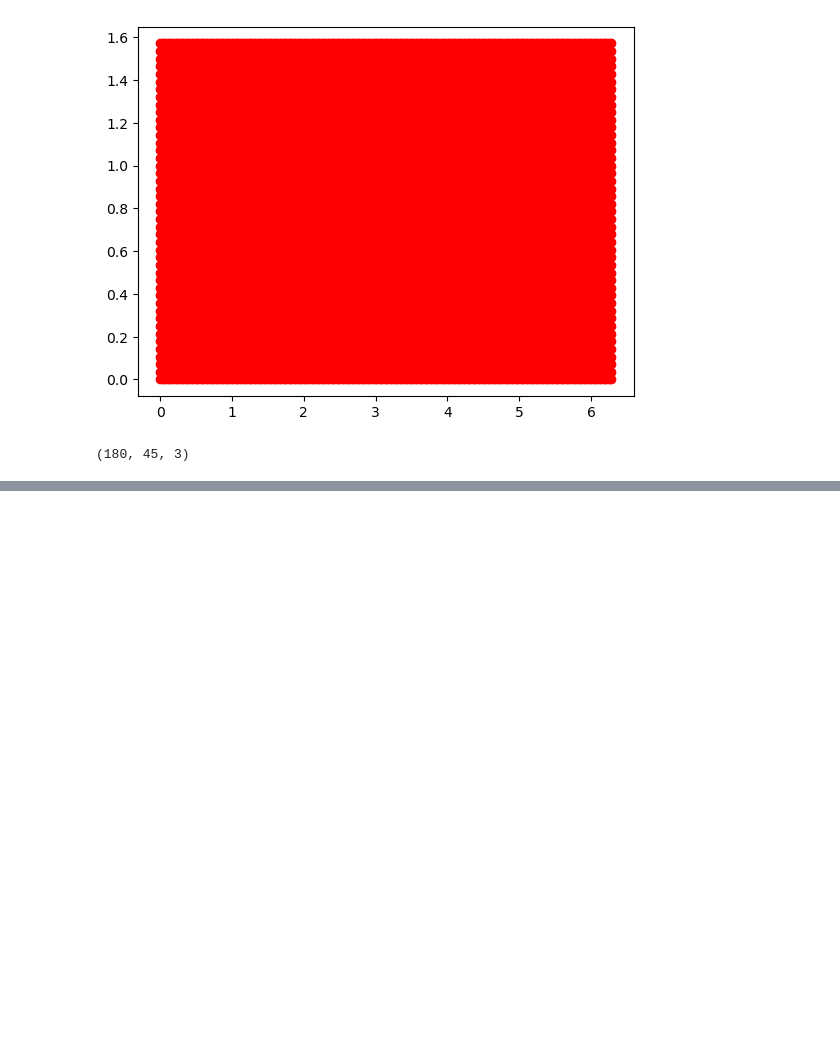
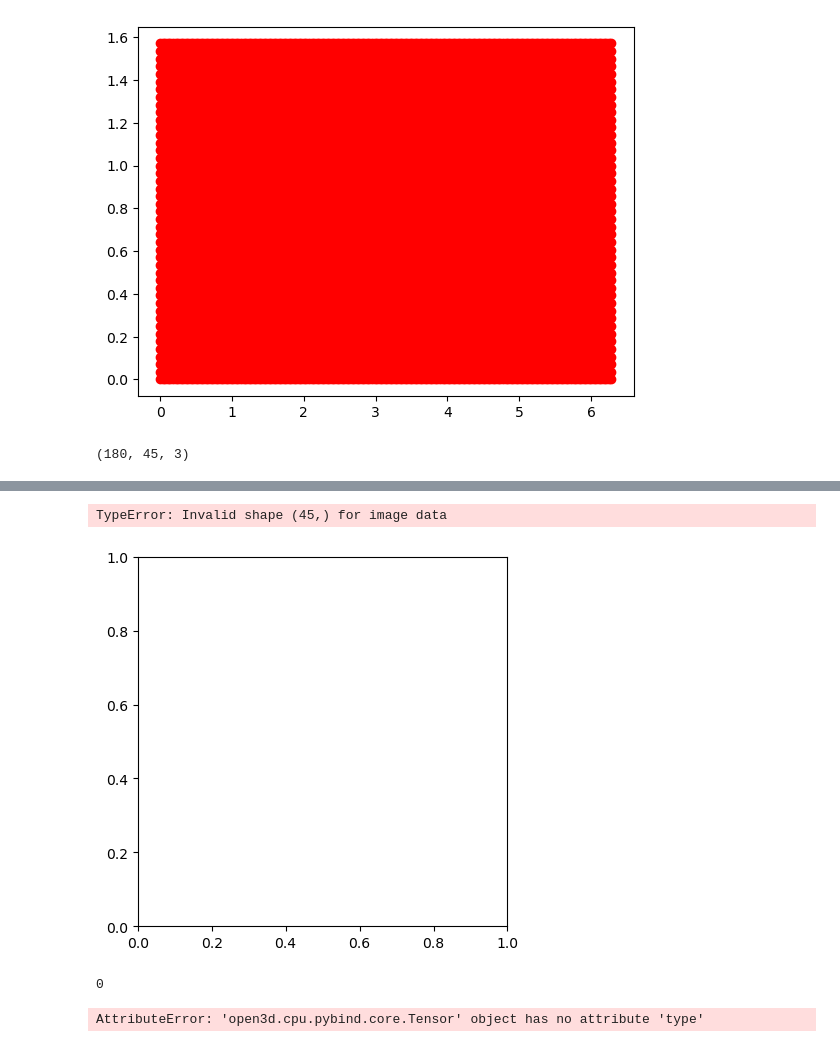
Before and after one commit to Generative-Systems-Sciences/Enschede_3dWorkbench, a Jupyter notebook: Notebook/Sky-view Factor.ipynb, the cells around one changed output, grey strips where cells are left out. Drawn from its saved outputs; the diff is of its cells as text; code cells hidden in the pictures; blank space fills up the shorter version.

```diff
--- a/Notebook/Sky-view Factor.ipynb
+++ b/Notebook/Sky-view Factor.ipynb
@@ -129,0 +234,6 @@ scene.show()
+# %%
+# Visualize the hit distance (depth)
+plt.imshow(ans['t_hit'].numpy())
+# %% [output]
+TypeError: Invalid shape (45,) for image data
+[figure, added]
@@ -129,0 +248,5 @@ scene.show()
+# %%
+scene = o3d.t.geometry.RaycastingScene()
+scene.add_triangles(o3dMeshLegacy)
+# %% [output]
+0
@@ -129,0 +256,4 @@ scene.show()
+# %%
+rays.type()
+# %% [output]
+AttributeError: 'open3d.cpu.pybind.core.Tensor' object has no attribute 'type'
```
Also changed, not shown: parts of 19 cells of this notebook, 2 other files.
